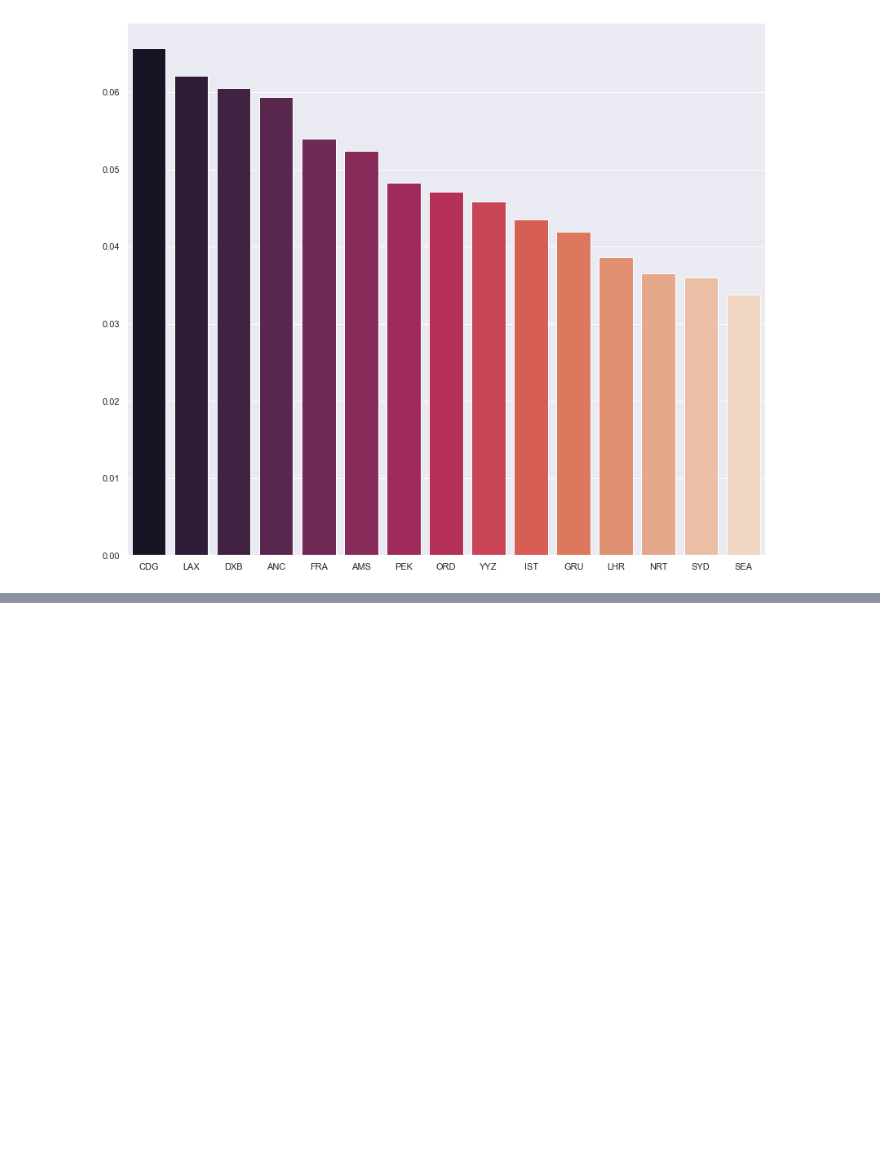
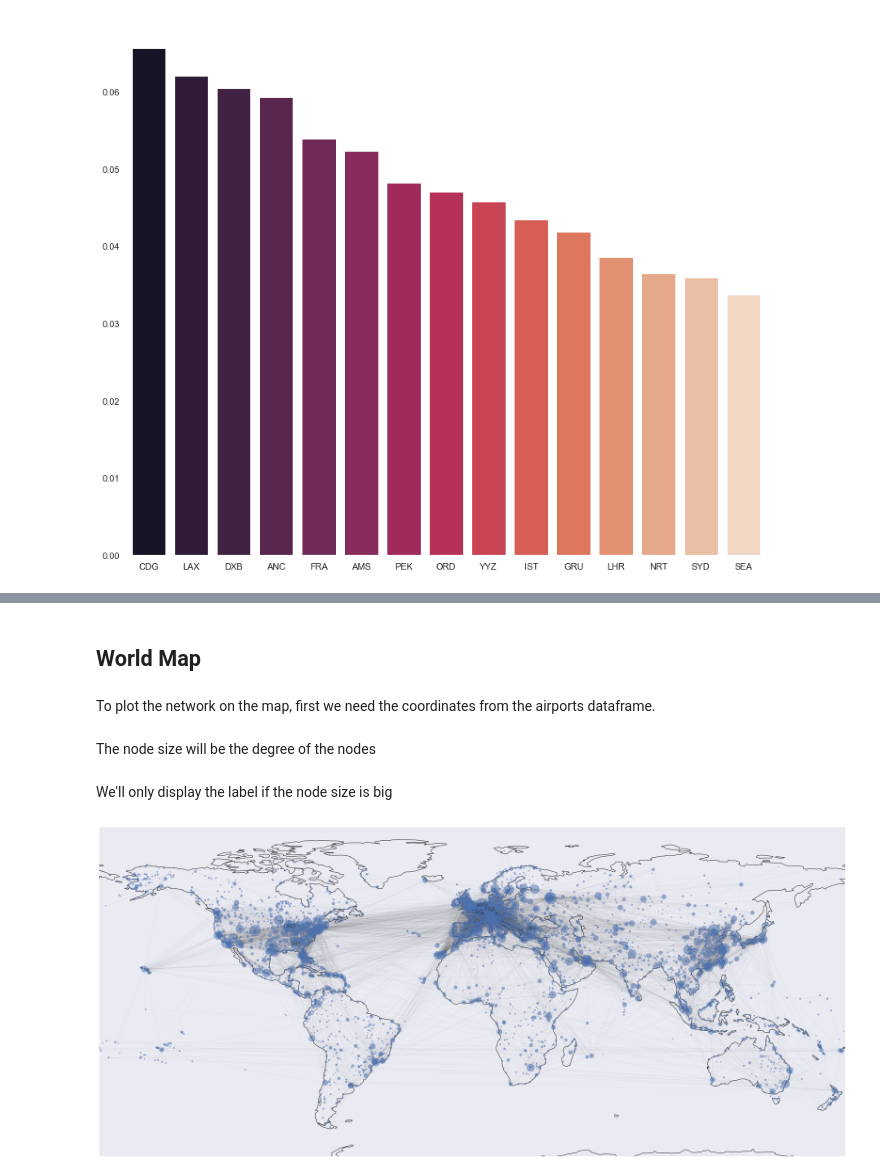
Before and after one commit to smammc/network_science_project, a Jupyter notebook: network_science_project.ipynb, the cells around one changed output, grey strips where cells are left out. Drawn from its saved outputs; the diff is of its cells as text; code cells hidden in the pictures; blank space fills up the shorter version.

```diff
--- a/network_science_project.ipynb
+++ b/network_science_project.ipynb
@@ -265,0 +352,29 @@ In terms of betweenness, the top 15 nodes are:
+# %% [markdown]
+## World Map
+# %% [markdown]
+To plot the network on the map, first we need the coordinates from the airports dataframe.
+# %%
+pos = {airport: (v['Longitude'], v['Latitude'])
+    for airport, v in airports.to_dict('index').items()}
+# %% [markdown]
+The node size will be the degree of the nodes
+# %%
+deg = nx.degree(largest_cc)
+sizes = [5 * deg[iata] for iata in largest_cc.nodes]
+# %% [markdown]
+We'll only display the label if the node size is big
+# %%
+labels = {iata: iata if deg[iata] >= 200 else '' for iata in largest_cc.nodes}
+# %%
+def display_map(graph, node_color=None):
+    # Map projection
+    fig, ax = plt.subplots(1, 1, figsize=(36, 24),
+    subplot_kw=dict(projection=ccrs.PlateCarree()))
+    ax.coastlines()
+
+    nx.draw_networkx(graph, ax=ax, font_size=15, alpha=0.5, width=0.05,
+    node_size=sizes, labels=labels,  pos=pos, node_color=node_color)
+# %%
+display_map(largest_cc)
+# %% [output]
+[figure, added]
```
Also changed, not shown: parts of 10 cells of this notebook.
